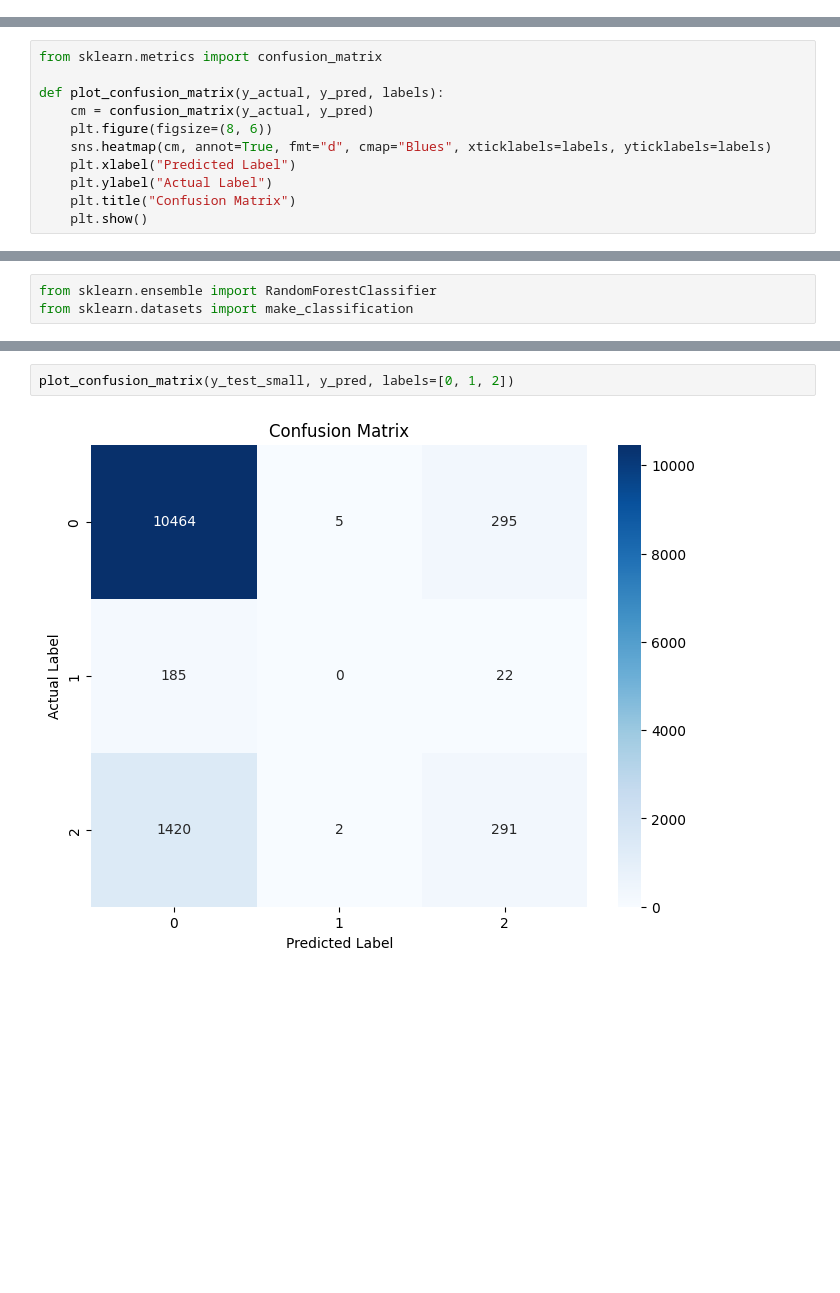
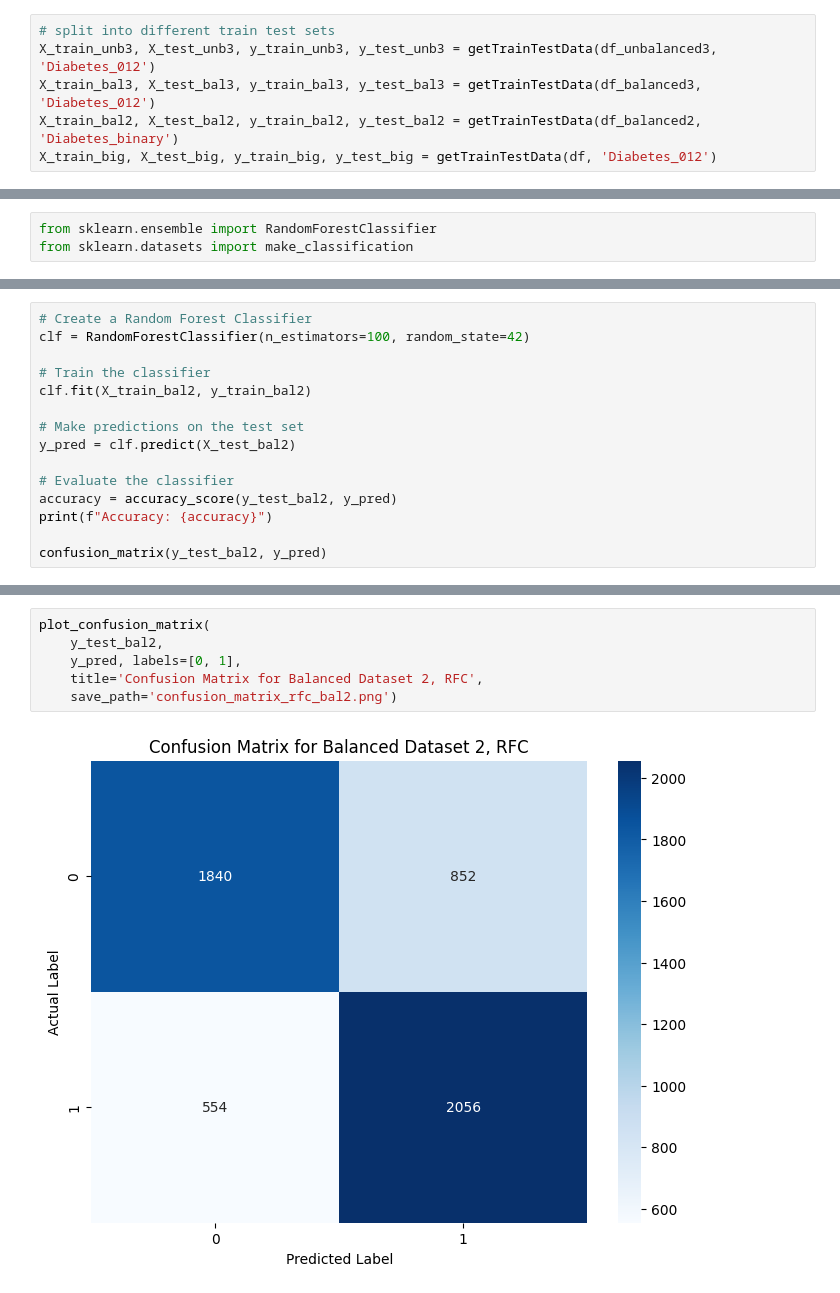
Before and after one commit to mackenzievvvz/diabetes-type-2, a Jupyter notebook: mlp/mlp.ipynb, the cells around one changed output, grey strips where cells are left out. Saved outputs shown, nothing was run; the diff lists cells and outputs as text; blank space fills up the shorter version.

```diff
--- a/mlp/mlp.ipynb
+++ b/mlp/mlp.ipynb
@@ -73,3 +83,9 @@ X_train_balanced, X_test_balanced, y_train_balanced, y_test_balanced = getTrainT
+# %%
+# split into different train test sets
+X_train_unb3, X_test_unb3, y_train_unb3, y_test_unb3 = getTrainTestData(df_unbalanced3, 'Diabetes_012')
+X_train_bal3, X_test_bal3, y_train_bal3, y_test_bal3 = getTrainTestData(df_balanced3, 'Diabetes_012')
+X_train_bal2, X_test_bal2, y_train_bal2, y_test_bal2 = getTrainTestData(df_balanced2, 'Diabetes_binary')
+X_train_big, X_test_big, y_train_big, y_test_big = getTrainTestData(df, 'Diabetes_012')
 # %% [markdown]
 # Exploratory DA
 
@@ -407,14 +691,3 @@ y_classes = y_prob.argmax(axis=-1)
-# %%
-from sklearn.metrics import confusion_matrix
-
-def plot_confusion_matrix(y_actual, y_pred, labels):
-    cm = confusion_matrix(y_actual, y_pred)
-    plt.figure(figsize=(8, 6))
-    sns.heatmap(cm, annot=True, fmt="d", cmap="Blues", xticklabels=labels, yticklabels=labels)
-    plt.xlabel("Predicted Label")
-    plt.ylabel("Actual Label")
-    plt.title("Confusion Matrix")
-    plt.show()
 # %%
 plot_confusion_matrix(y_test_big,
                       y_classes,
@@ -470,0 +765,15 @@ plt.show()
+# %%
+# Create a Random Forest Classifier
+clf = RandomForestClassifier(n_estimators=100, random_state=42)
+
+# Train the classifier
+clf.fit(X_train_bal2, y_train_bal2)
+
+# Make predictions on the test set
+y_pred = clf.predict(X_test_bal2)
+
+# Evaluate the classifier
+accuracy = accuracy_score(y_test_bal2, y_pred)
+print(f"Accuracy: {accuracy}")
+
+confusion_matrix(y_test_bal2, y_pred)
@@ -471,4 +799,8 @@ plt.show()
 # %%
-plot_confusion_matrix(y_test_small, y_pred, labels=[0, 1, 2])
+plot_confusion_matrix(
+    y_test_bal2,
+    y_pred, labels=[0, 1],
+    title='Confusion Matrix for Balanced Dataset 2, RFC',
+    save_path='confusion_matrix_rfc_bal2.png')
 # %% [output]
-[figure, old version]
+[figure, new version]
```
Also changed, not shown: parts of 72 cells of this notebook, 6 other files.
